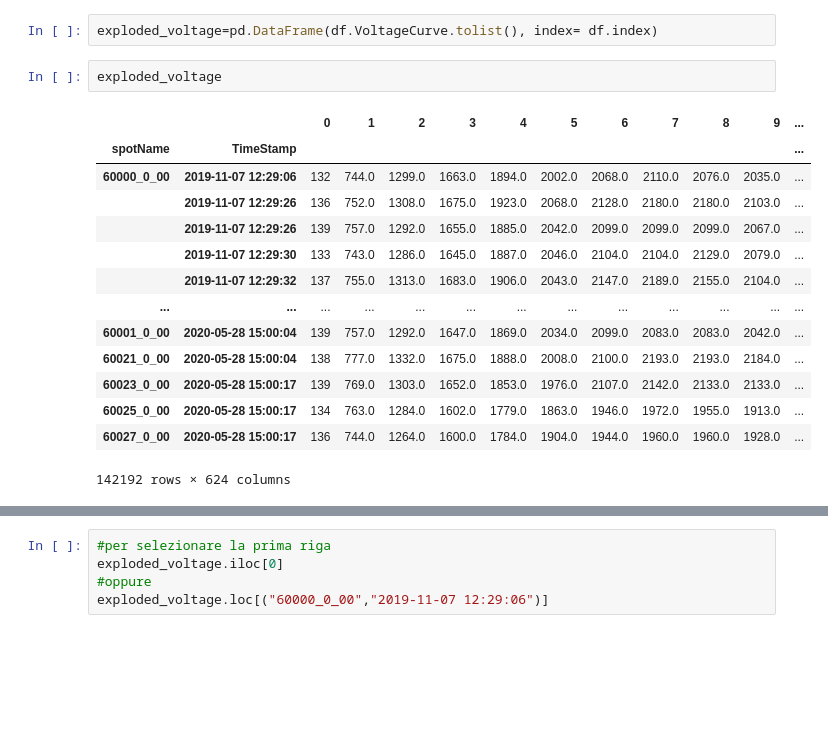
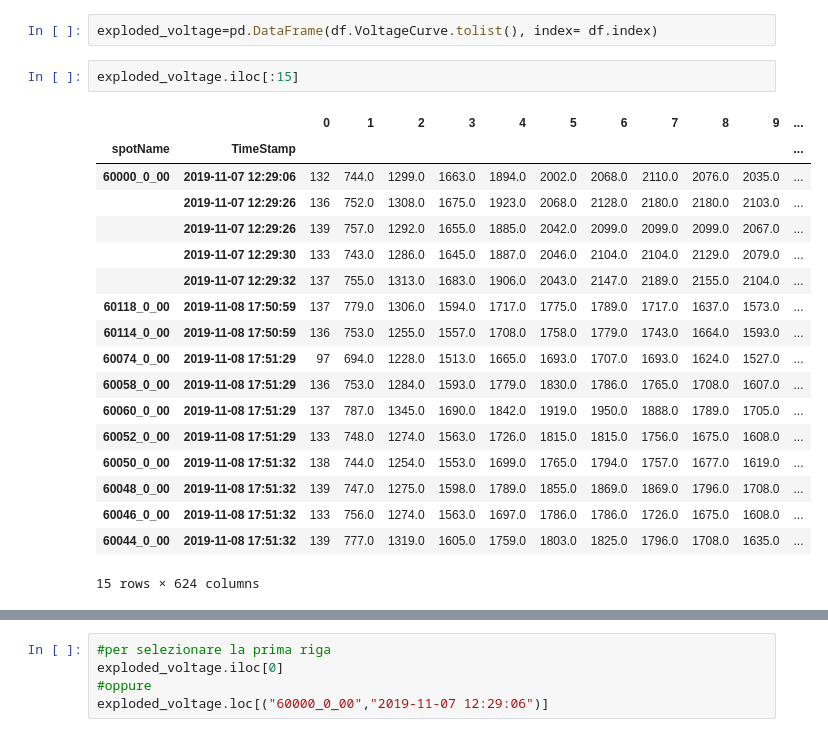
Before and after one commit to DavideMobilia/Anomaly-Detection, a Jupyter notebook: Scripts/provvisorio.ipynb, the cells around one changed output, grey strips where cells are left out. Saved outputs shown, nothing was run; the diff lists cells and outputs as text; blank space fills up the shorter version.

```diff
--- a/Scripts/provvisorio.ipynb
+++ b/Scripts/provvisorio.ipynb
@@ -32,19 +22,23 @@ df.set_index(["spotName","TimeStamp"],inplace=True)
 # %%
 exploded_voltage=pd.DataFrame(df.VoltageCurve.tolist(), index= df.index)
 # %%
-exploded_voltage
+exploded_voltage.iloc[:15]
 # %% [output]
 |  |  | 0 | 1 | 2 | 3 | 4 | 5 | 6 | 7 | 8 | 9 | ... |
 | spotName | TimeStamp |  |  |  |  |  |  |  |  |  |  | ... |
 | 60000_0_00 | 2019-11-07 12:29:06 | 132 | 744.0 | 1299.0 | 1663.0 | 1894.0 | 2002.0 | 2068.0 | 2110.0 | 2076.0 | 2035.0 | ... |
 |  | 2019-11-07 12:29:26 | 136 | 752.0 | 1308.0 | 1675.0 | 1923.0 | 2068.0 | 2128.0 | 2180.0 | 2180.0 | 2103.0 | ... |
 |  | 2019-11-07 12:29:26 | 139 | 757.0 | 1292.0 | 1655.0 | 1885.0 | 2042.0 | 2099.0 | 2099.0 | 2099.0 | 2067.0 | ... |
 |  | 2019-11-07 12:29:30 | 133 | 743.0 | 1286.0 | 1645.0 | 1887.0 | 2046.0 | 2104.0 | 2104.0 | 2129.0 | 2079.0 | ... |
 |  | 2019-11-07 12:29:32 | 137 | 755.0 | 1313.0 | 1683.0 | 1906.0 | 2043.0 | 2147.0 | 2189.0 | 2155.0 | 2104.0 | ... |
-| ... | ... | ... | ... | ... | ... | ... | ... | ... | ... | ... | ... | ... |
-| 60001_0_00 | 2020-05-28 15:00:04 | 139 | 757.0 | 1292.0 | 1647.0 | 1869.0 | 2034.0 | 2099.0 | 2083.0 | 2083.0 | 2042.0 | ... |
-| 60021_0_00 | 2020-05-28 15:00:04 | 138 | 777.0 | 1332.0 | 1675.0 | 1888.0 | 2008.0 | 2100.0 | 2193.0 | 2193.0 | 2184.0 | ... |
-| 60023_0_00 | 2020-05-28 15:00:17 | 139 | 769.0 | 1303.0 | 1652.0 | 1853.0 | 1976.0 | 2107.0 | 2142.0 | 2133.0 | 2133.0 | ... |
-| 60025_0_00 | 2020-05-28 15:00:17 | 134 | 763.0 | 1284.0 | 1602.0 | 1779.0 | 1863.0 | 1946.0 | 1972.0 | 1955.0 | 1913.0 | ... |
-| 60027_0_00 | 2020-05-28 15:00:17 | 136 | 744.0 | 1264.0 | 1600.0 | 1784.0 | 1904.0 | 1944.0 | 1960.0 | 1960.0 | 1928.0 | ... |
+| 60118_0_00 | 2019-11-08 17:50:59 | 137 | 779.0 | 1306.0 | 1594.0 | 1717.0 | 1775.0 | 1789.0 | 1717.0 | 1637.0 | 1573.0 | ... |
+| 60114_0_00 | 2019-11-08 17:50:59 | 136 | 753.0 | 1255.0 | 1557.0 | 1708.0 | 1758.0 | 1779.0 | 1743.0 | 1664.0 | 1593.0 | ... |
+| 60074_0_00 | 2019-11-08 17:51:29 | 97 | 694.0 | 1228.0 | 1513.0 | 1665.0 | 1693.0 | 1707.0 | 1693.0 | 1624.0 | 1527.0 | ... |
+| 60058_0_00 | 2019-11-08 17:51:29 | 136 | 753.0 | 1284.0 | 1593.0 | 1779.0 | 1830.0 | 1786.0 | 1765.0 | 1708.0 | 1607.0 | ... |
+| 60060_0_00 | 2019-11-08 17:51:29 | 137 | 787.0 | 1345.0 | 1690.0 | 1842.0 | 1919.0 | 1950.0 | 1888.0 | 1789.0 | 1705.0 | ... |
+| 60052_0_00 | 2019-11-08 17:51:29 | 133 | 748.0 | 1274.0 | 1563.0 | 1726.0 | 1815.0 | 1815.0 | 1756.0 | 1675.0 | 1608.0 | ... |
+| 60050_0_00 | 2019-11-08 17:51:32 | 138 | 744.0 | 1254.0 | 1553.0 | 1699.0 | 1765.0 | 1794.0 | 1757.0 | 1677.0 | 1619.0 | ... |
+| 60048_0_00 | 2019-11-08 17:51:32 | 139 | 747.0 | 1275.0 | 1598.0 | 1789.0 | 1855.0 | 1869.0 | 1869.0 | 1796.0 | 1708.0 | ... |
+| 60046_0_00 | 2019-11-08 17:51:32 | 133 | 756.0 | 1274.0 | 1563.0 | 1697.0 | 1786.0 | 1786.0 | 1726.0 | 1675.0 | 1608.0 | ... |
+| 60044_0_00 | 2019-11-08 17:51:32 | 139 | 777.0 | 1319.0 | 1605.0 | 1759.0 | 1803.0 | 1825.0 | 1796.0 | 1708.0 | 1635.0 | ... |
-142192 rows × 624 columns
+15 rows × 624 columns
```
Also changed, not shown: parts of 18 cells of this notebook.
